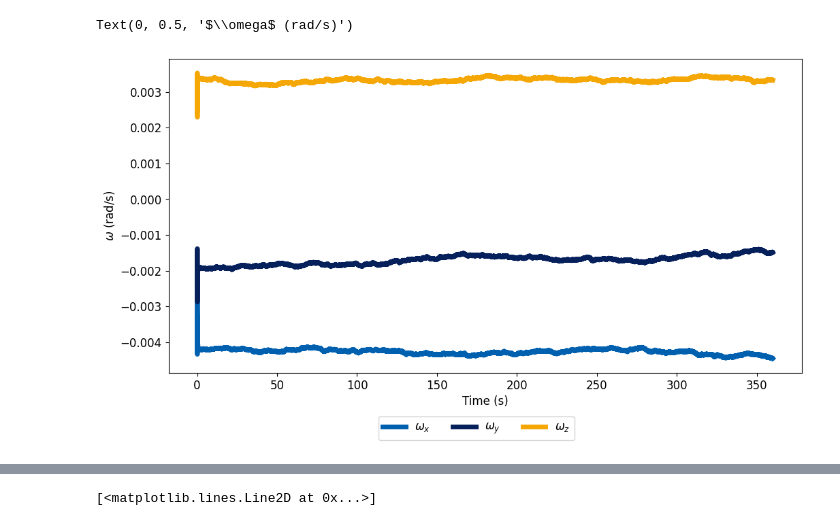
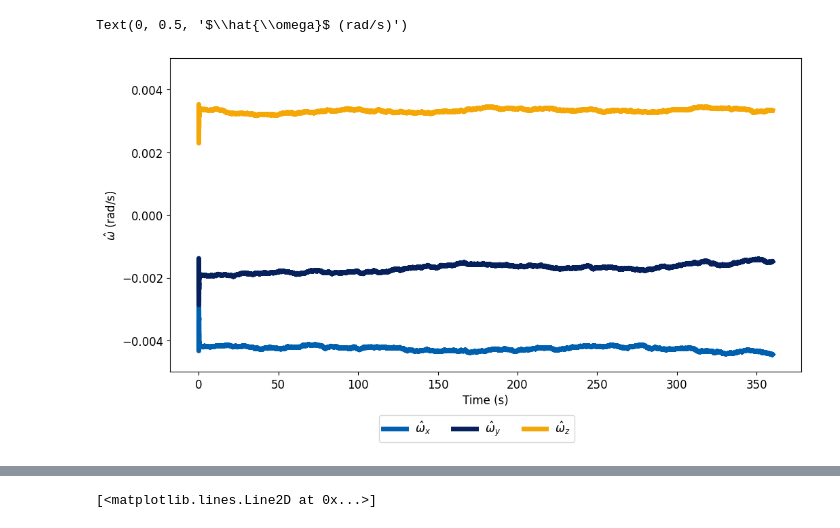
Before and after one commit to schoi355/multi_imu_fusion, a Jupyter notebook: EKF_multi_gyro.ipynb, the cells around one changed output, grey strips where cells are left out. Drawn from its saved outputs; the diff is of its cells as text; code cells hidden in the pictures.

```diff
--- a/EKF_multi_gyro.ipynb
+++ b/EKF_multi_gyro.ipynb
@@ -158,14 +158,21 @@ for i in range(len(time)):
     meas_hist[i] = meas
     state_est_hist[i] = state_est
 # %%
+# plt.figure(figsize = (12, 6))
+# plt.plot(time, state_est_hist[:,0])
+# plt.plot(time, state_est_hist[:,1])
+# plt.plot(time, state_est_hist[:,2])
+# plt.title("omega")
+
 fig1, ax1 = plt.subplots(figsize = (12, 6))
-ax1.plot(time[10:], state_est_hist[10:,0], linewidth=5, color = "#0060B0", label = "$\omega_x$")
-ax1.plot(time[10:], state_est_hist[10:,1], linewidth=5, color = "#06205C", label = "$\omega_y$")
-ax1.plot(time[10:], state_est_hist[10:,2], linewidth=5, color = "#F5A706", label = "$\omega_z$")
+ax1.plot(time[10:], state_est_hist[10:,0], linewidth=5, color = "#0060B0", label = "$\hat{\omega}_x$")
+ax1.plot(time[10:], state_est_hist[10:,1], linewidth=5, color = "#06205C", label = "$\hat{\omega}_y$")
+ax1.plot(time[10:], state_est_hist[10:,2], linewidth=5, color = "#F5A706", label = "$\hat{\omega}_z$")
 ax1.tick_params(axis='both', which='major', labelsize=12)
+ax1.set_ylim([-0.005, 0.005])
 ax1.legend(ncol=3, fancybox=True, frameon=True, fontsize=12, bbox_to_anchor=(0.65, -0.12))
 ax1.set_xlabel("Time (s)", fontsize=12)
-ax1.set_ylabel("$\omega$ (rad/s)", fontsize=12)
+ax1.set_ylabel("$\hat{\omega}$ (rad/s)", fontsize=12)
 # %% [output]
-Text(0, 0.5, '$\\omega$ (rad/s)')
+Text(0, 0.5, '$\\hat{\\omega}$ (rad/s)')
-[figure, old version]
+[figure, new version]
```
Also changed, not shown: parts of 9 cells of this notebook.
